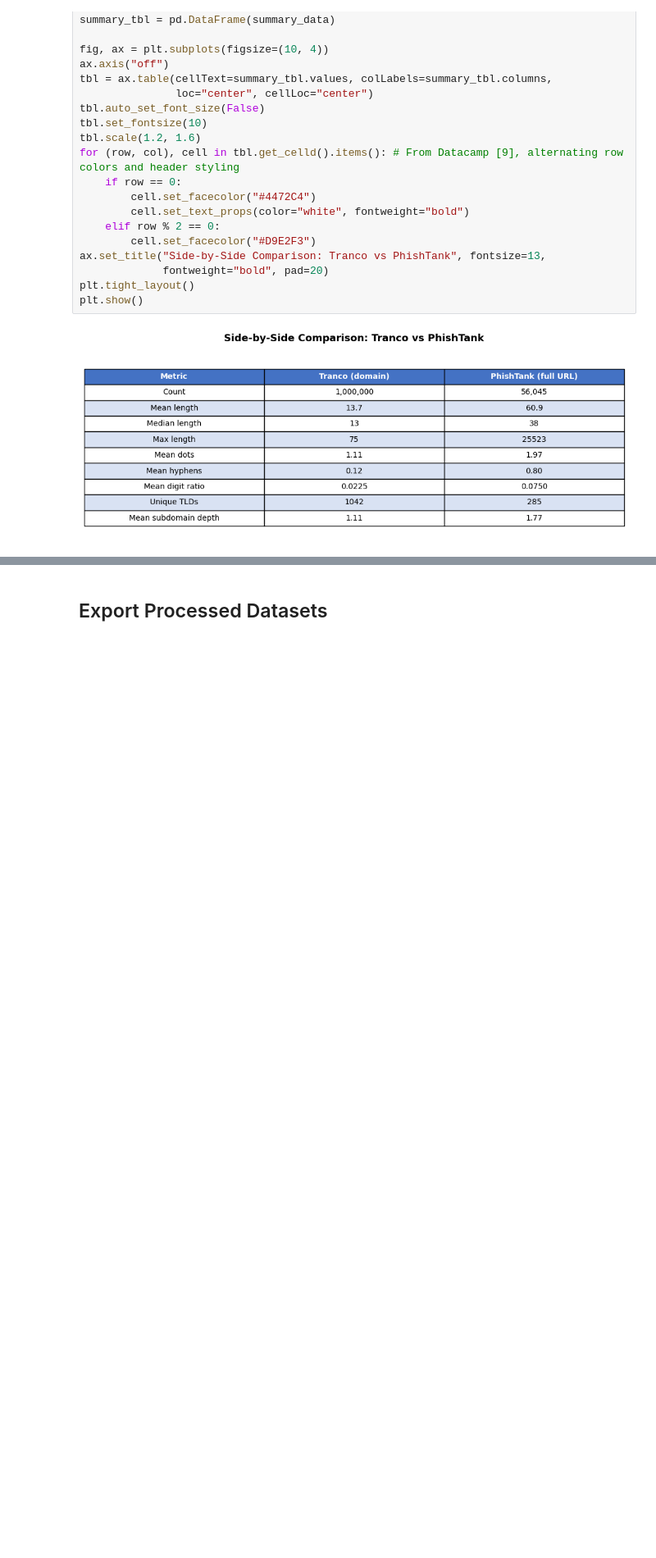
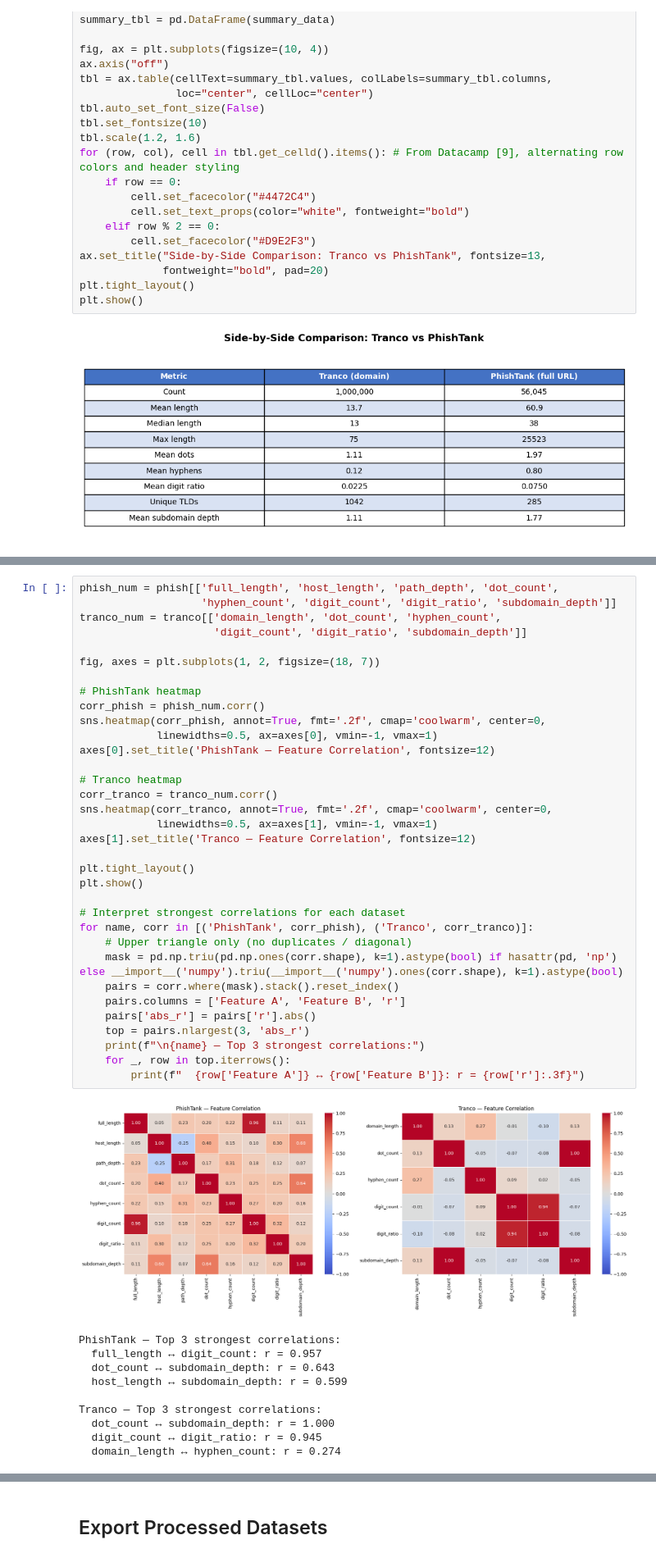
Before and after one commit to ns15468-gasou/DS_ML_Project_ColabIntegration, a Jupyter notebook: Project/notebooks/combined_eda.ipynb, the cells around one changed output, grey strips where cells are left out. Shown at 82% size. Drawn from its saved outputs; the diff is of its cells as text; blank space fills up the shorter version.

Commit message:
Added sources, new visuals, and ability to run on Colab

```diff
--- a/Project/notebooks/combined_eda.ipynb
+++ b/Project/notebooks/combined_eda.ipynb
@@ -502,0 +518,45 @@ plt.show()
+# %%
+phish_num = phish[['full_length', 'host_length', 'path_depth', 'dot_count',
+                   'hyphen_count', 'digit_count', 'digit_ratio', 'subdomain_depth']]
+tranco_num = tranco[['domain_length', 'dot_count', 'hyphen_count',
+                     'digit_count', 'digit_ratio', 'subdomain_depth']]
+
+fig, axes = plt.subplots(1, 2, figsize=(18, 7))
+
+# PhishTank heatmap
+corr_phish = phish_num.corr()
+sns.heatmap(corr_phish, annot=True, fmt='.2f', cmap='coolwarm', center=0,
+            linewidths=0.5, ax=axes[0], vmin=-1, vmax=1)
+axes[0].set_title('PhishTank — Feature Correlation', fontsize=12)
+
+# Tranco heatmap
+corr_tranco = tranco_num.corr()
+sns.heatmap(corr_tranco, annot=True, fmt='.2f', cmap='coolwarm', center=0,
+            linewidths=0.5, ax=axes[1], vmin=-1, vmax=1)
+axes[1].set_title('Tranco — Feature Correlation', fontsize=12)
+
+plt.tight_layout()
+plt.show()
+
+# Interpret strongest correlations for each dataset
+for name, corr in [('PhishTank', corr_phish), ('Tranco', corr_tranco)]:
+    # Upper triangle only (no duplicates / diagonal)
+    mask = pd.np.triu(pd.np.ones(corr.shape), k=1).astype(bool) if hasattr(pd, 'np') else __import__('numpy').triu(__import__('numpy').ones(corr.shape), k=1).astype(bool)
+    pairs = corr.where(mask).stack().reset_index()
+    pairs.columns = ['Feature A', 'Feature B', 'r']
+    pairs['abs_r'] = pairs['r'].abs()
+    top = pairs.nlargest(3, 'abs_r')
+    print(f"\n{name} — Top 3 strongest correlations:")
+    for _, row in top.iterrows():
+        print(f"  {row['Feature A']} ↔ {row['Feature B']}: r = {row['r']:.3f}")
+# %% [output]
+[figure, added]
+PhishTank — Top 3 strongest correlations:
+  full_length ↔ digit_count: r = 0.957
+  dot_count ↔ subdomain_depth: r = 0.643
+  host_length ↔ subdomain_depth: r = 0.599
+
+Tranco — Top 3 strongest correlations:
+  dot_count ↔ subdomain_depth: r = 1.000
+  digit_count ↔ digit_ratio: r = 0.945
+  domain_length ↔ hyphen_count: r = 0.274
```
Also changed, not shown: parts of 7 cells of this notebook.
